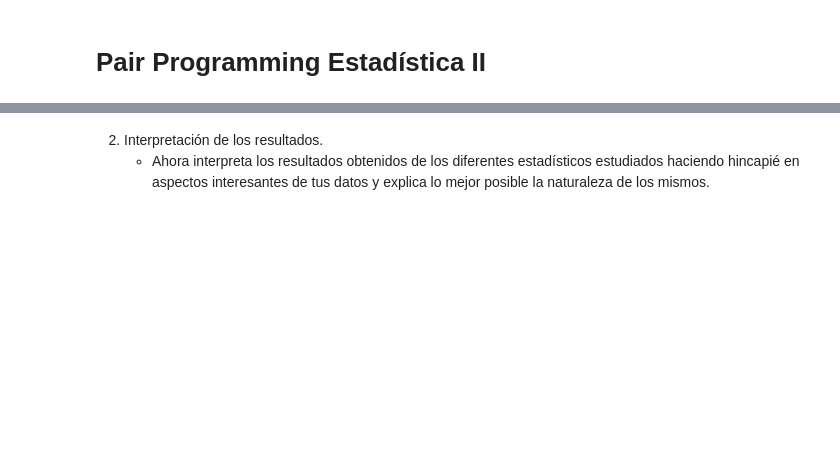
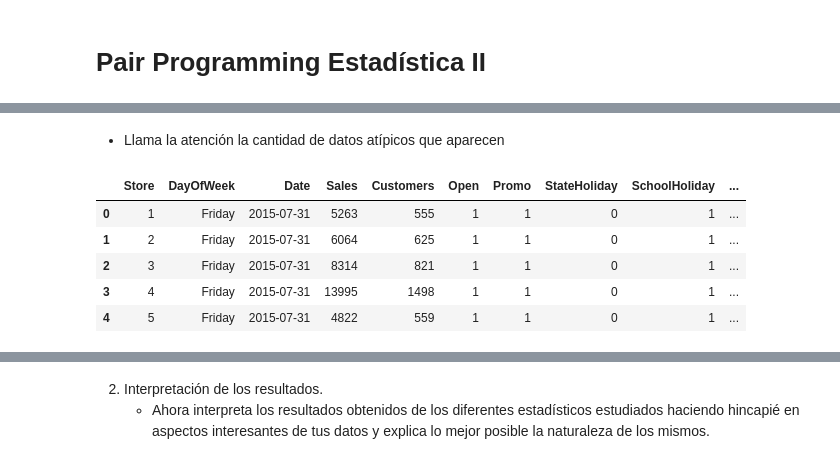
Before and after one commit to Adalab/promo-d-da-modulo2-sprint1-cassia-maitane, a Jupyter notebook: estadistica/estadistica-II-cuartiles-tabla-frecuencias.ipynb, the cells around one changed output, grey strips where cells are left out. Drawn from its saved outputs; the diff is of its cells as text; code cells hidden in the pictures; blank space fills up the shorter version.

```diff
--- a/estadistica/estadistica-II-cuartiles-tabla-frecuencias.ipynb
+++ b/estadistica/estadistica-II-cuartiles-tabla-frecuencias.ipynb
@@ -23,0 +67,6 @@ Los objetivos de hoy son:
+# %%
+# Percentiles 25, 75 e IQR para la columna 'Sales'
+q1, q3 = np.percentile(df['Sales'], [25, 75])
+print(f"El percentil 25 de la columna 'Sales' es €{q1}")
+print(f"El percentil 75 de la columna 'Sales' es €{q3}")
+print(f"El IQR de la columna 'Sales' es €{q3-q1}")
@@ -23,0 +101,14 @@ Los objetivos de hoy son:
+# %% [markdown]
+- Llama la atención la cantidad de datos atípicos que aparecen
+# %%
+# TABLA DE FRECUENCIAS DE LA COLUMNA 'Sales':
+# Creamos una columna categórica. Seleccionamos los bins de manera que veamos en las tres primeras categorías los valores típicos y en las dos últimas los atípicos
+df['SalesRange'] = pd.cut(x=df['Sales'], bins=(0, q1, q3, 13000, 30000, df['Sales'].max()), labels=['Low', 'Normal', 'High', 'Very high', 'Extraordinay'])
+df.head()
+# %% [output]
+|  | Store | DayOfWeek | Date | Sales | Customers | Open | Promo | StateHoliday | SchoolHoliday | ... |
+| 0 | 1 | Friday | 2015-07-31 | 5263 | 555 | 1 | 1 | 0 | 1 | ... |
+| 1 | 2 | Friday | 2015-07-31 | 6064 | 625 | 1 | 1 | 0 | 1 | ... |
+| 2 | 3 | Friday | 2015-07-31 | 8314 | 821 | 1 | 1 | 0 | 1 | ... |
+| 3 | 4 | Friday | 2015-07-31 | 13995 | 1498 | 1 | 1 | 0 | 1 | ... |
+| 4 | 5 | Friday | 2015-07-31 | 4822 | 559 | 1 | 1 | 0 | 1 | ... |
```
Also changed, not shown: parts of 18 cells of this notebook, 2 other files.
